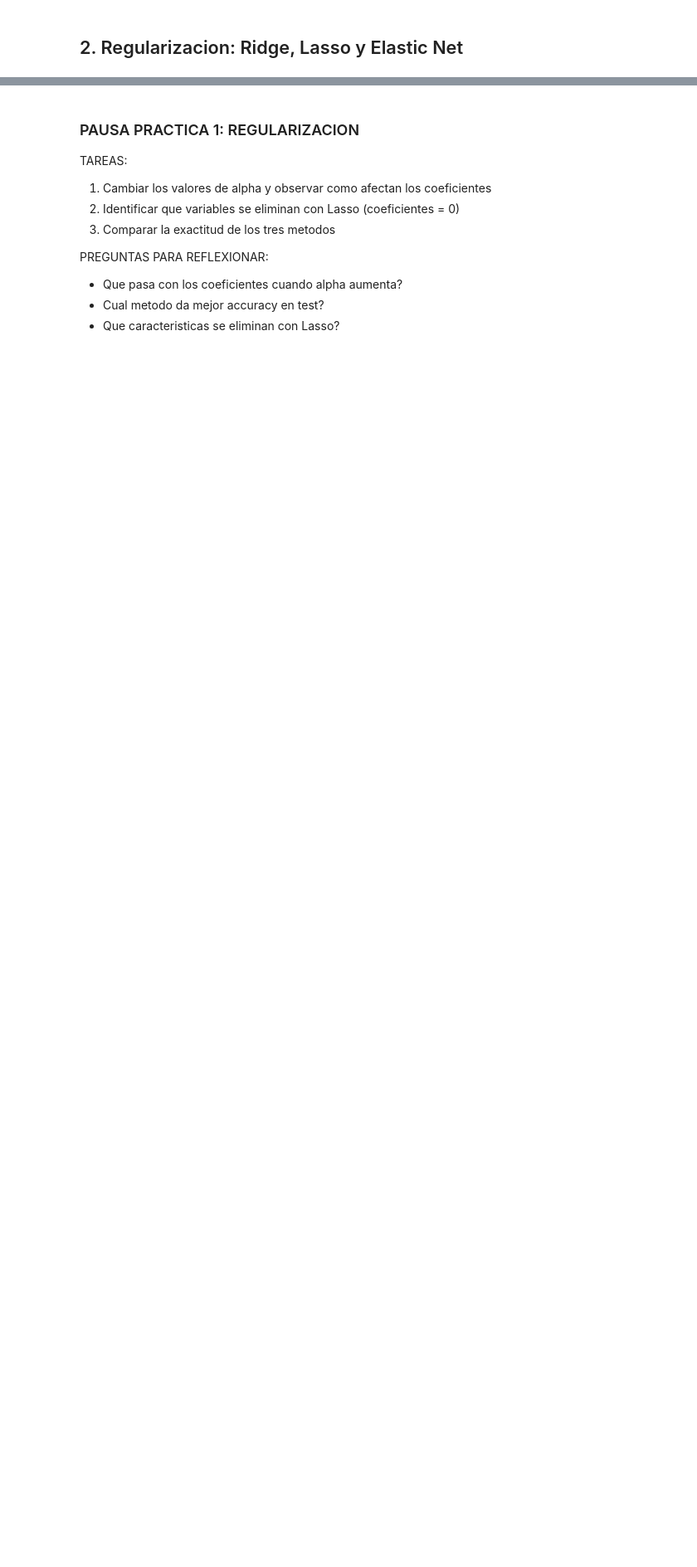
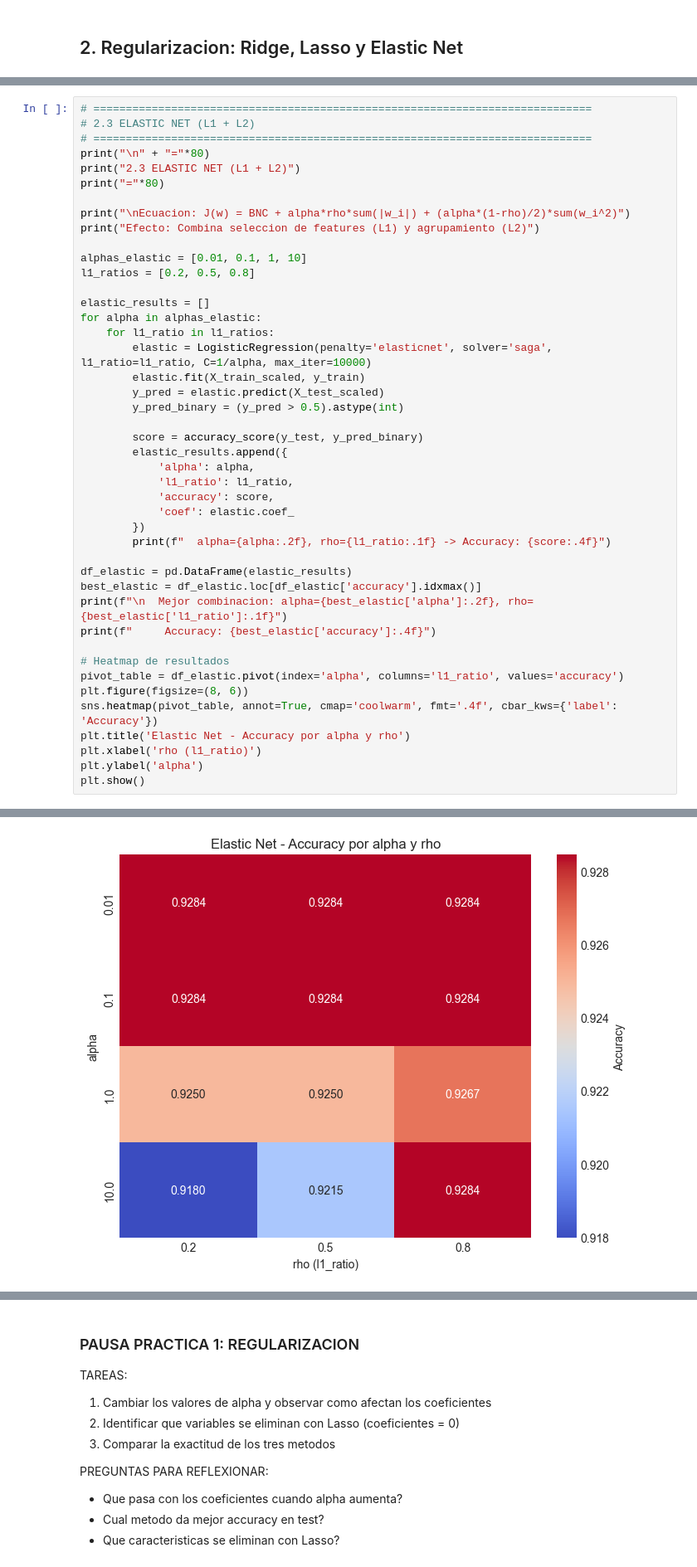
Before and after one commit to diegostaPy/cursoIA2026, a Jupyter notebook: Semana_04/Clase5V.ipynb, the cells around one changed output, grey strips where cells are left out. Shown at 83% size. Saved outputs shown, nothing was run; the diff lists cells and outputs as text; blank space fills up the shorter version.

```diff
--- a/Semana_04/Clase5V.ipynb
+++ b/Semana_04/Clase5V.ipynb
@@ -269,0 +357,45 @@ plt.show()
+# %%
+# =============================================================================
+# 2.3 ELASTIC NET (L1 + L2)
+# =============================================================================
+print("\n" + "="*80)
+print("2.3 ELASTIC NET (L1 + L2)")
+print("="*80)
+
+print("\nEcuacion: J(w) = BNC + alpha*rho*sum(|w_i|) + (alpha*(1-rho)/2)*sum(w_i^2)")
+print("Efecto: Combina seleccion de features (L1) y agrupamiento (L2)")
+
+alphas_elastic = [0.01, 0.1, 1, 10]
+l1_ratios = [0.2, 0.5, 0.8]
+
+elastic_results = []
+for alpha in alphas_elastic:
+    for l1_ratio in l1_ratios:
+        elastic = LogisticRegression(penalty='elasticnet', solver='saga', l1_ratio=l1_ratio, C=1/alpha, max_iter=10000)
+        elastic.fit(X_train_scaled, y_train)
+        y_pred = elastic.predict(X_test_scaled)
+        y_pred_binary = (y_pred > 0.5).astype(int)
+
+        score = accuracy_score(y_test, y_pred_binary)
+        elastic_results.append({
+            'alpha': alpha,
+            'l1_ratio': l1_ratio,
+            'accuracy': score,
+            'coef': elastic.coef_
+        })
+        print(f"  alpha={alpha:.2f}, rho={l1_ratio:.1f} -> Accuracy: {score:.4f}")
+
+df_elastic = pd.DataFrame(elastic_results)
+best_elastic = df_elastic.loc[df_elastic['accuracy'].idxmax()]
+print(f"\n  Mejor combinacion: alpha={best_elastic['alpha']:.2f}, rho={best_elastic['l1_ratio']:.1f}")
+print(f"     Accuracy: {best_elastic['accuracy']:.4f}")
+
+# Heatmap de resultados
+pivot_table = df_elastic.pivot(index='alpha', columns='l1_ratio', values='accuracy')
+plt.figure(figsize=(8, 6))
+sns.heatmap(pivot_table, annot=True, cmap='coolwarm', fmt='.4f', cbar_kws={'label': 'Accuracy'})
+plt.title('Elastic Net - Accuracy por alpha y rho')
+plt.xlabel('rho (l1_ratio)')
+plt.ylabel('alpha')
+plt.show()
+# %% [output]
@@ -269,0 +419 @@ plt.show()
+[figure, added]
```
Also changed, not shown: parts of 10 cells of this notebook.
